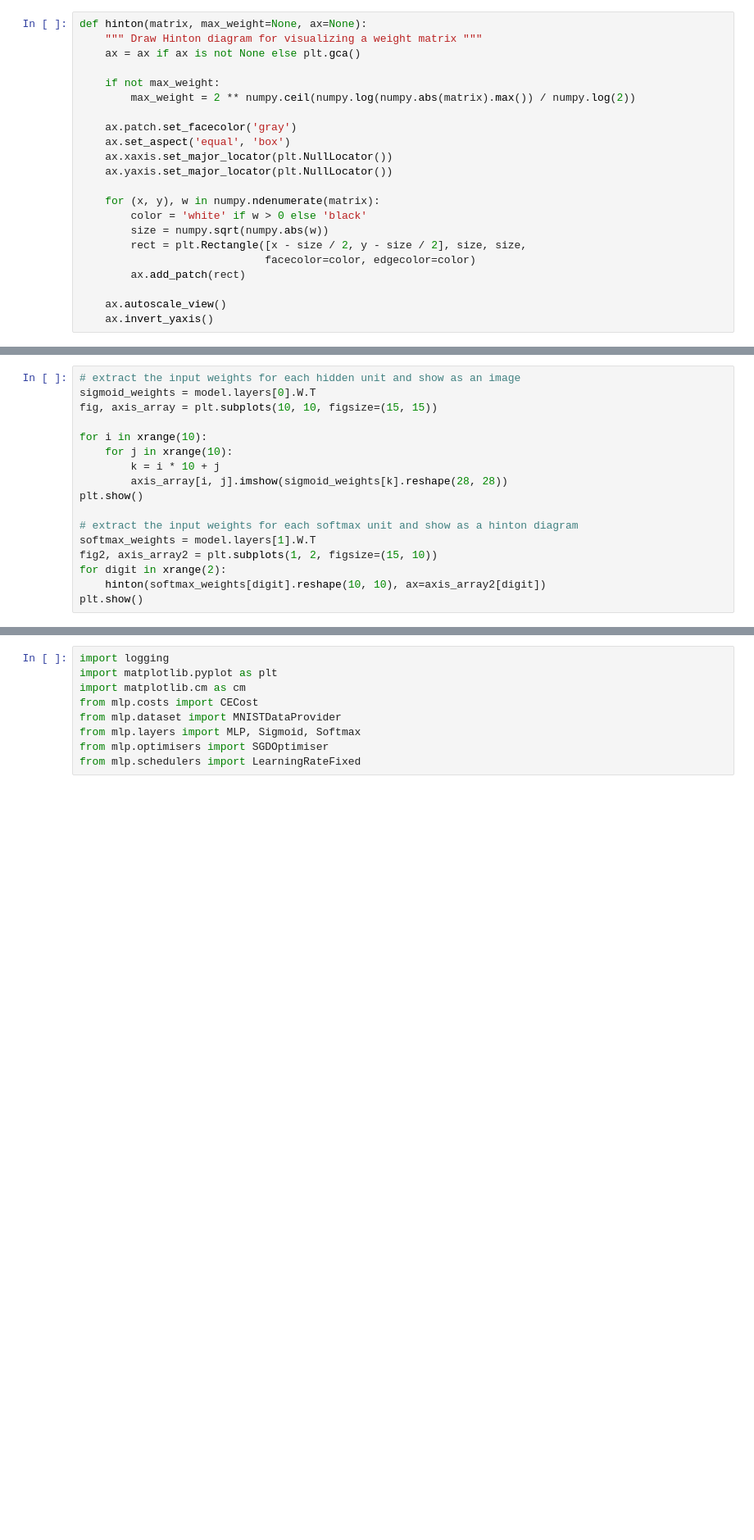
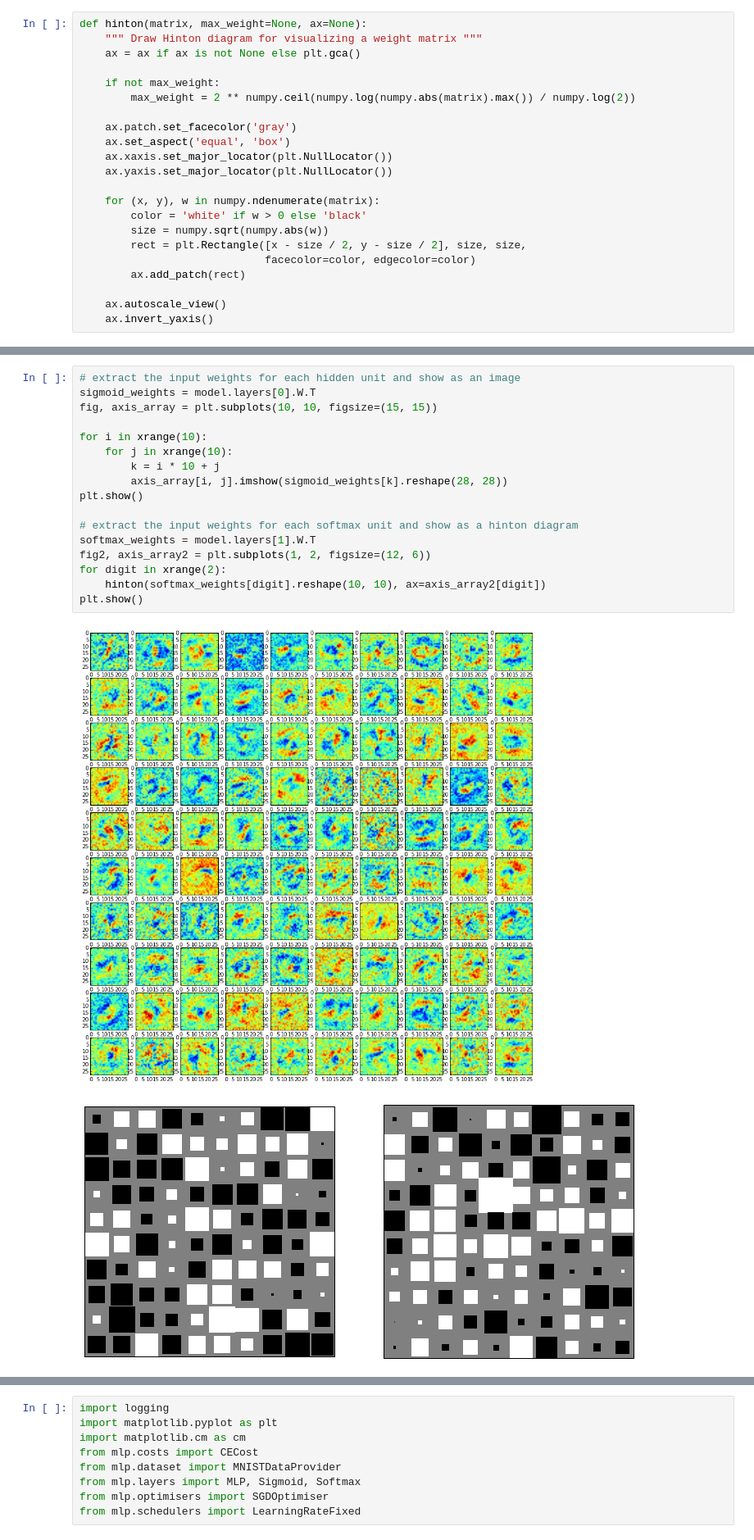
Before and after one commit to SamDavies/Convolutional-Neural-Network, a Jupyter notebook: 03_MLP_Coursework1.ipynb, the cells around one changed output, grey strips where cells are left out. Shown at 82% size. Saved outputs shown, nothing was run; the diff lists cells and outputs as text; blank space fills up the shorter version.

```diff
--- a/03_MLP_Coursework1.ipynb
+++ b/03_MLP_Coursework1.ipynb
@@ -334,20 +452,23 @@ logger.warning('MNIST test set accuracy is %.2f %% (cost is %.3f)' % (accuracy *
 # %%
 # extract the input weights for each hidden unit and show as an image
 sigmoid_weights = model.layers[0].W.T
 fig, axis_array = plt.subplots(10, 10, figsize=(15, 15))
 
 for i in xrange(10):
     for j in xrange(10):
         k = i * 10 + j
         axis_array[i, j].imshow(sigmoid_weights[k].reshape(28, 28))
 plt.show()
 
 # extract the input weights for each softmax unit and show as a hinton diagram
 softmax_weights = model.layers[1].W.T
-fig2, axis_array2 = plt.subplots(1, 2, figsize=(15, 10))
+fig2, axis_array2 = plt.subplots(1, 2, figsize=(12, 6))
 for digit in xrange(2):
     hinton(softmax_weights[digit].reshape(10, 10), ax=axis_array2[digit])
 plt.show()
+# %% [output]
+[figure, added]
+[figure, added]
 # %% [markdown]
 ## Task 4 - Experiments with 1-5 hidden layers (30%)
 
```
Also changed, not shown: parts of 13 cells of this notebook.
